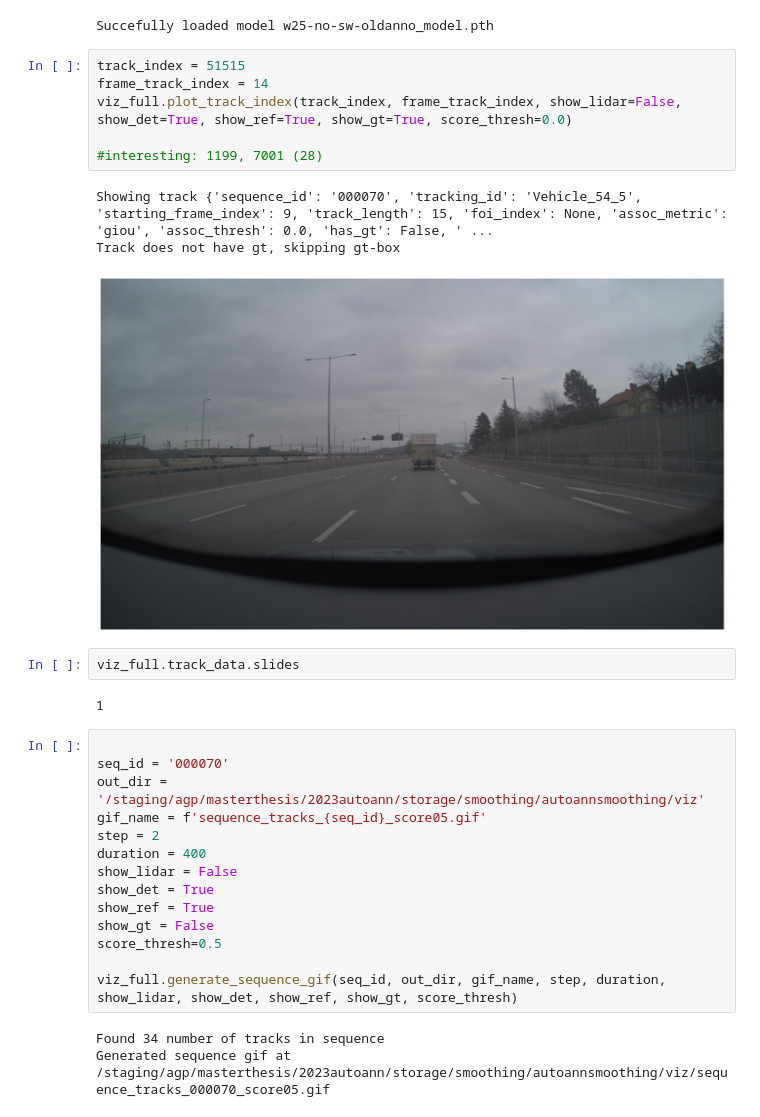
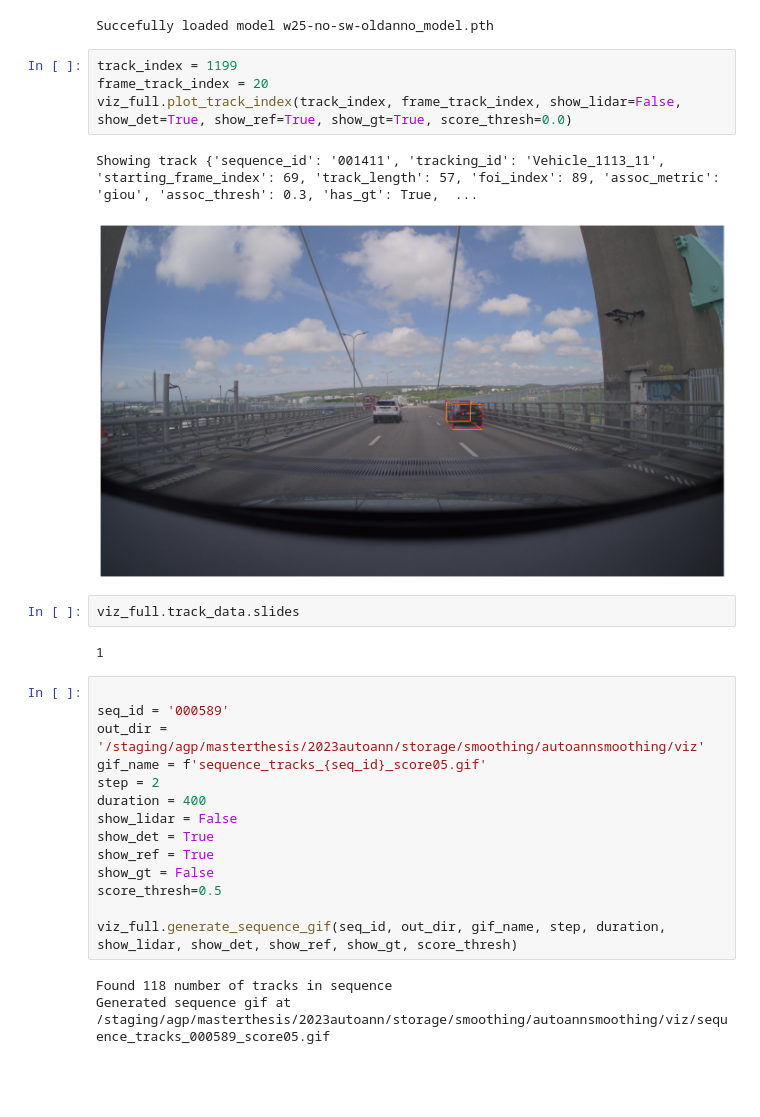
Before and after one commit to ajansbin/thesis-autoann, a Jupyter notebook: Visualizer/visualizer/vis_example.ipynb, the cells around one changed output. Cells and saved outputs as stored; diff of their text form; blank space fills up the shorter version.

```diff
--- a/Visualizer/visualizer/vis_example.ipynb
+++ b/Visualizer/visualizer/vis_example.ipynb
@@ -63,22 +61,19 @@ viz_full.load_model(model_path)
 # %% [output]
 Succefully loaded model w25-no-sw-oldanno_model.pth
 # %%
-track_index = 51515
-frame_track_index = 14
+track_index = 1199
+frame_track_index = 20
 viz_full.plot_track_index(track_index, frame_track_index, show_lidar=False, show_det=True, show_ref=True, show_gt=True, score_thresh=0.0)
-
-#interesting: 1199, 7001 (28)
 # %% [output]
-Showing track {'sequence_id': '000070', 'tracking_id': 'Vehicle_54_5', 'starting_frame_index': 9, 'track_length': 15, 'foi_index': None, 'assoc_metric': 'giou', 'assoc_thresh': 0.0, 'has_gt': False, ' ...
-Track does not have gt, skipping gt-box
+Showing track {'sequence_id': '001411', 'tracking_id': 'Vehicle_1113_11', 'starting_frame_index': 69, 'track_length': 57, 'foi_index': 89, 'assoc_metric': 'giou', 'assoc_thresh': 0.3, 'has_gt': True,  ...
-[figure, old version]
+[figure, new version]
 # %%
 viz_full.track_data.slides
 # %% [output]
 1
 # %%
 
-seq_id = '000070'
+seq_id = '000589'
 out_dir = '/staging/agp/masterthesis/2023autoann/storage/smoothing/autoannsmoothing/viz'
 gif_name = f'sequence_tracks_{seq_id}_score05.gif'
 step = 2
@@ -91,5 +86,5 @@ score_thresh=0.5
 
 viz_full.generate_sequence_gif(seq_id, out_dir, gif_name, step, duration, show_lidar, show_det, show_ref, show_gt, score_thresh)
 # %% [output]
-Found 34 number of tracks in sequence
-Generated sequence gif at /staging/agp/masterthesis/2023autoann/storage/smoothing/autoannsmoothing/viz/sequence_tracks_000070_score05.gif
+Found 118 number of tracks in sequence
+Generated sequence gif at /staging/agp/masterthesis/2023autoann/storage/smoothing/autoannsmoothing/viz/sequence_tracks_000589_score05.gif
```
Also changed, not shown: parts of 4 cells of this notebook, 14 other files.
